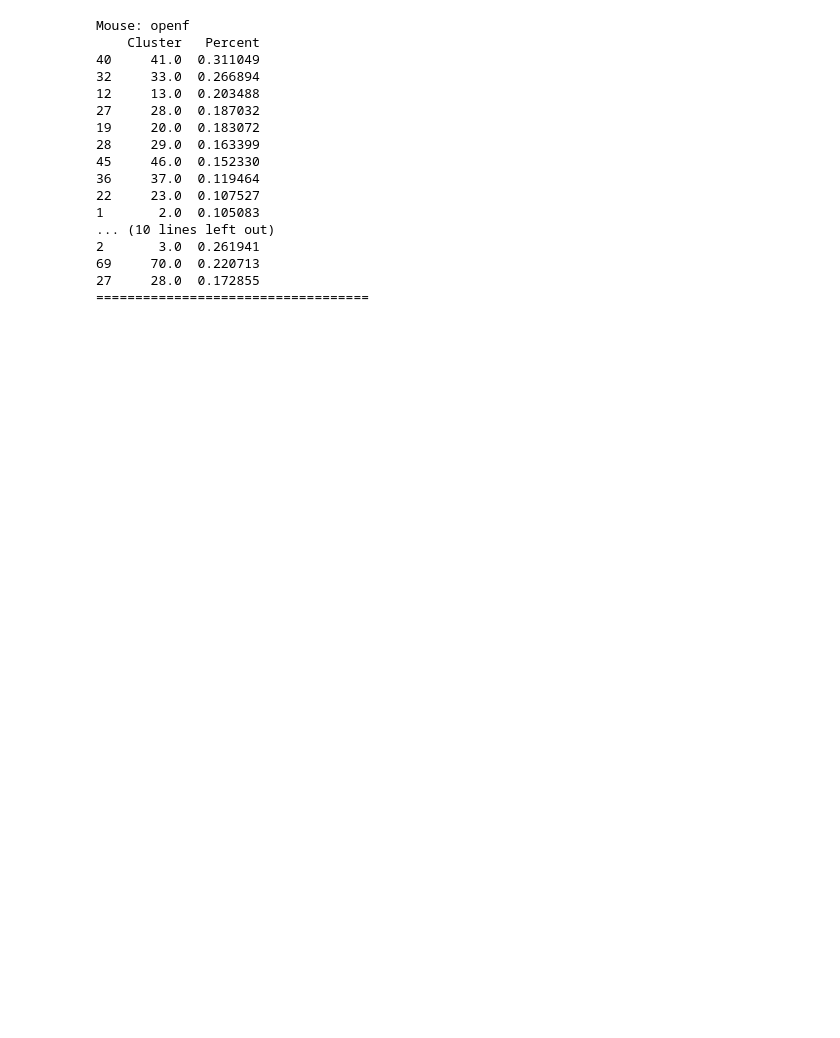
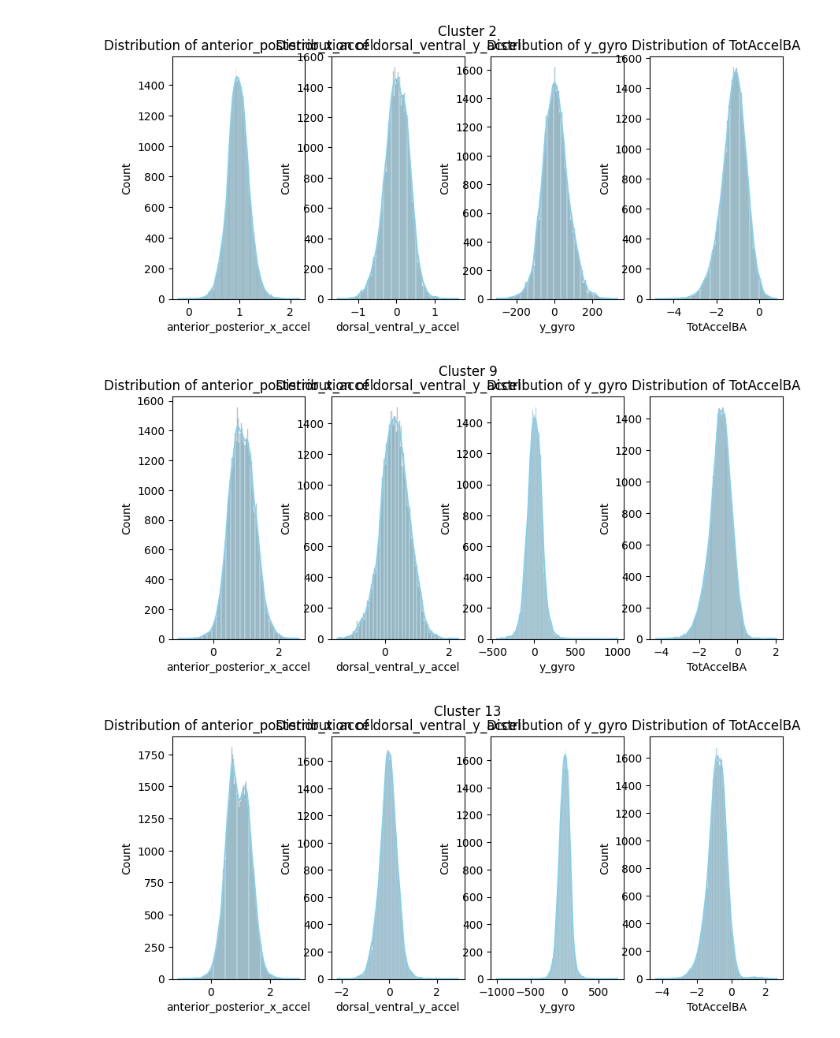
Before and after one commit to Ganglia-Guardian/AccelCluster-Visualizations, a Jupyter notebook: test.ipynb, the cells around one changed output. Saved outputs shown, nothing was run; the diff lists cells and outputs as text; code cells hidden in the pictures; blank space fills up the shorter version.

```diff
--- a/test.ipynb
+++ b/test.ipynb
@@ -6,8 +6,13 @@ import seaborn as sns
 import os
 # %%
 Mouse_parent_folders = {
-    "openf": r"X:\3darena_behavior\wildtype_062425\011725_9\011725_9_open_arena_052325\cluster_output\Results\test1",
-    "arenah": r"X:\3darena_behavior\wildtype_062425\011725_9\011725_9_3d_arenah_070225\cluster_output\Combined_Results\Results\test1"
+    #"restricted": r"X:\3darena_behavior\wildtype_062425\011725_9\011725_9_restricted_arena_041025\cluster_output\Combined_Results\Results",
+    #"openf": r"Y:\3darena_behavior\wildtype_062425\011725_9\011725_9_open_arena_052325\cluster_output\Results\test1",
+    #"arenah": r"Y:\3darena_behavior\wildtype_062425\011725_9\011725_9_3d_arenah_070225\cluster_output\Combined_Results\Results\test1",
+    #"wildtype": r"X:\Members\Mia-Sanjana-Hadent\Visualizations\Output_wildtype_test - old\data",
+    #"Stitched_DLS": r"Y:\3darena_chemogenetic\c1_041626\042126_m2_dls\cluster_ouput_042126_m2_dls+LargeOF+High_Tier\Combined_Results\Results\test1",
+    "dls": r"Y:\3darena_chemogenetic\c1_041626\042126_m2_dls\cluster_output_042126_m2_dls_3d_arena_h+baseline+inhibition\Combined_Results\Results\test1\test1",
+    #"dls_mtier": r"X:\3darena_chemogenetic\c1_041626\042126_m2_dls\cluster_output_042126_m2dls_3d_arena_m+bl+i\Combined_Results\Results\test1"
 }
 # %%
 TOT_ACCEL_THRESHOLD = 0.049787068367864
@@ -21,16 +54,20 @@ def find_cluster_with_condition(parent_folder, mouse_name):
     downward_climbing_condition =(full_feature_df["anterior_posterior_x_accel"] > 0.4 )  & (full_feature_df["TotAccelBA"] > TOT_ACCEL_THRESHOLD*2 ) & (full_feature_df["TotAccelBA"] < TOT_ACCEL_THRESHOLD*4 )
     fast_condition =(full_feature_df["TotAccelBA"] > TOT_ACCEL_THRESHOLD*4 )
     walking_condition = (full_feature_df["TotAccelBA"] > TOT_ACCEL_THRESHOLD/6 ) & (full_feature_df["TotAccelBA"] < TOT_ACCEL_THRESHOLD/4 )
-
-    condition = fast_condition
+    rearing_condition = full_feature_df["anterior_posterior_x_accel"] < -0.6
+    stretching_condition = (full_feature_df["dorsal_ventral_y_accel"] > 0.662) & (full_feature_df["dorsal_ventral_y_accel"] < 0.662*3)
+    condition = stretching_condition
 
     total = full_feature_df.groupby("Cluster").size()
     negative = full_feature_df[condition ].groupby("Cluster").size()
 
     pct = (negative / total * 100).fillna(0)
 
-    pct_df = pd.DataFrame({"Cluster": pct.index, "Percent": pct.values})
+    pct_df = pd.DataFrame({"Cluster": pct.index, "Percent": pct.values}, index=[0 for i in full_feature_df["Cluster"].unique()])
     pct_df.sort_values("Percent", ascending=False, inplace=True)
     print (f"Mouse: {mouse_name}")
     print(pct_df.head(10))
     print("===================================")
+# %%
+for mouse_name, parent_folder in Mouse_parent_folders.items():
+    find_cluster_with_condition(parent_folder, mouse_name)
@@ -37,21 +88,26 @@ def find_cluster_with_condition(parent_folder, mouse_name):
 # %%
+focus = [2, 9, 13, 8]
 for mouse_name, parent_folder in Mouse_parent_folders.items():
-    find_cluster_with_condition(parent_folder, mouse_name)
+    combined_matrix = pd.read_csv(os.path.join(parent_folder, f'combined_results_{mouse_name}_with_features.csv'))
+    full_feature_df = pd.read_csv(os.path.join(parent_folder, 'full_feature.csv'))
+    full_feature_df["Cluster"] = combined_matrix["Cluster"].repeat(60).values
+
+
+    # 3. Loop through your columns and map them to the axes
+    features = ['anterior_posterior_x_accel', 'dorsal_ventral_y_accel', 'y_gyro', 'TotAccelBA']
+    for c in focus:
+        fig, axs = plt.subplots(nrows=1, ncols=4, figsize=(10, 4))
+
+        cluster_subset = full_feature_df[full_feature_df["Cluster"] == c]
+
+        # 2. Flatten the 2D array of axes to easily loop through them 1-by-1
+        axs = axs.flatten()
+        for i, col in enumerate(features):
+            sns.histplot(data=cluster_subset, x=col, kde=True, ax=axs[i], color="skyblue")
+            axs[i].set_title(f"Distribution of {col}")
+
+        fig.suptitle(f"Cluster {c}")
 # %% [output]
-Mouse: openf
-    Cluster   Percent
-40     41.0  0.311049
-32     33.0  0.266894
-12     13.0  0.203488
-27     28.0  0.187032
-19     20.0  0.183072
-28     29.0  0.163399
-45     46.0  0.152330
-36     37.0  0.119464
-22     23.0  0.107527
-1       2.0  0.105083
-... (10 lines left out)
-2       3.0  0.261941
-69     70.0  0.220713
-27     28.0  0.172855
-===================================
+[figure, added]
+[figure, added]
+[figure, added]
```
Also changed, not shown: parts of 11 cells of this notebook, 4 other files.
